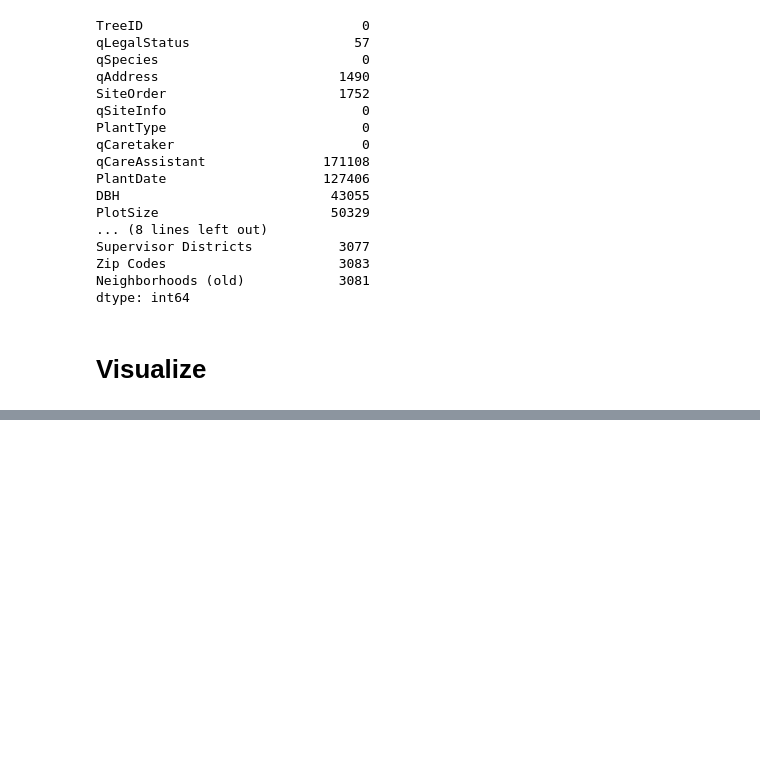
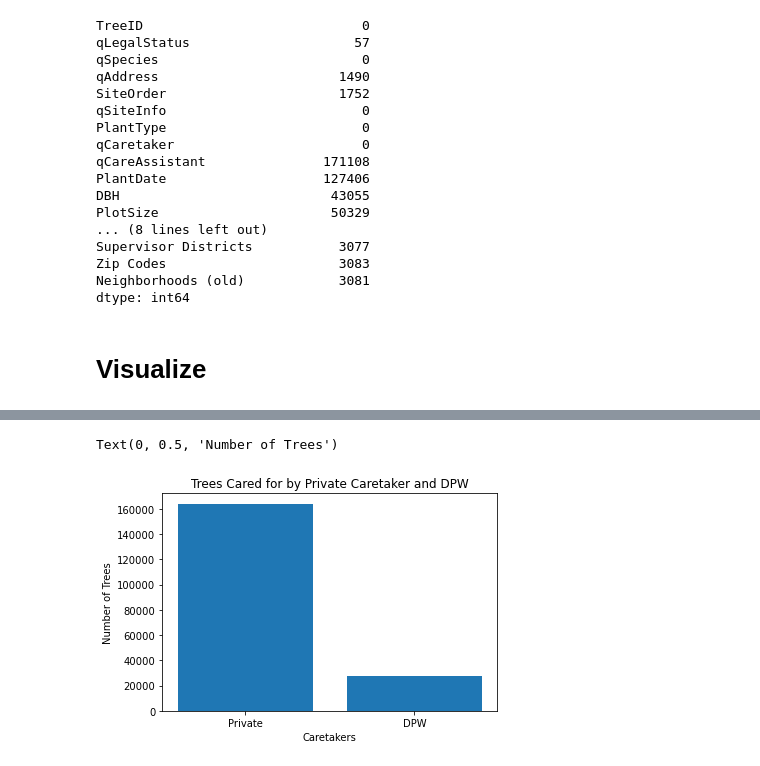
Before and after one commit to LucyDykhouse/tree-data-exploration, a Jupyter notebook: tree-data-exercise.ipynb, the cells around one changed output, grey strips where cells are left out. Cells and saved outputs as stored; diff of their text form; code cells hidden in the pictures; blank space fills up the shorter version.

```diff
--- a/tree-data-exercise.ipynb
+++ b/tree-data-exercise.ipynb
@@ -199,0 +214,8 @@ dtype: int64
+# %%
+plt.bar(caretakers_list, caretakers_count)
+plt.title("Trees Cared for by Private Caretaker and DPW")
+plt.xlabel("Caretakers")
+plt.ylabel("Number of Trees")
+# %% [output]
+Text(0, 0.5, 'Number of Trees')
+[figure, added]
```
Also changed, not shown: parts of 7 cells of this notebook.
